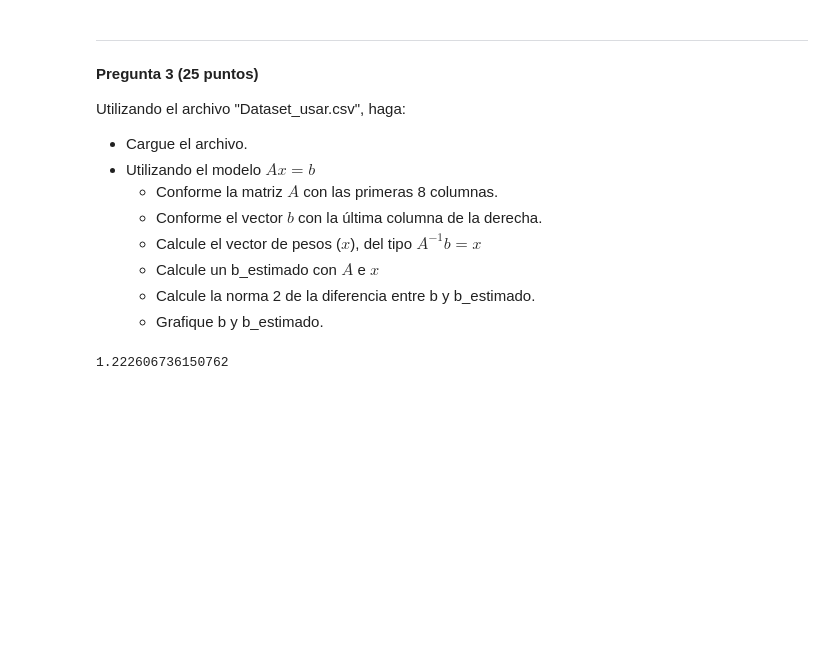
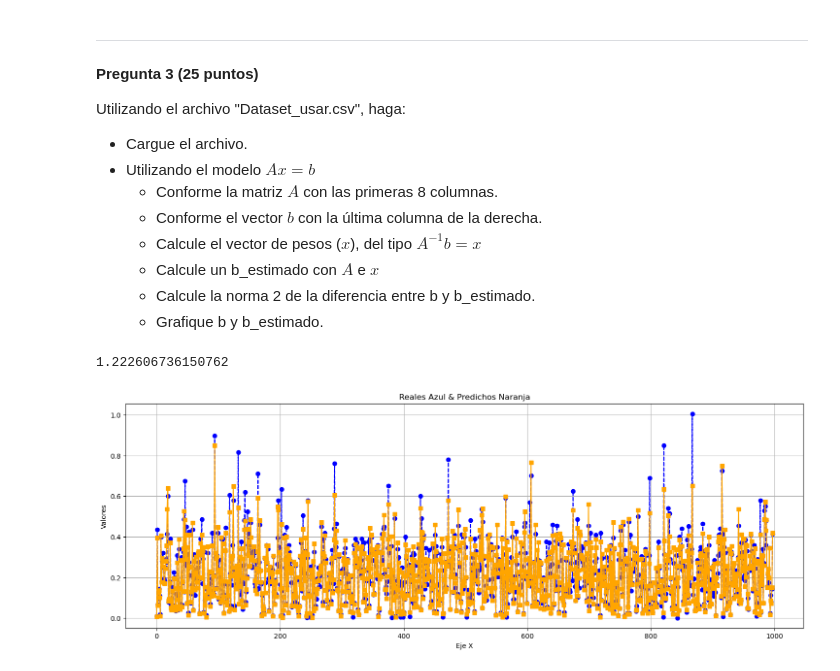
Before and after one commit to JonaChM/MCD_HW2, a Jupyter notebook: Trabajo_Práctico_2_MCD.ipynb, the cells around one changed output. Saved outputs shown, nothing was run; the diff lists cells and outputs as text; code cells hidden in the pictures; blank space fills up the shorter version.

```diff
--- a/Trabajo_Práctico_2_MCD.ipynb
+++ b/Trabajo_Práctico_2_MCD.ipynb
@@ -186,3 +187,22 @@ norma_b_y_estimado = np.linalg.norm(difb_bestimado)
 print (norma_b_y_estimado)
 # %% [output]
 1.222606736150762
+# %%
+# Graficar
+import matplotlib.pyplot as plt
+
+x = np.arange(len(B) ) # making an evenly distribuited array
+
+plt.figure(figsize=(18, 6))
+plt.plot(x, B, label='Dataset Reales', color='blue', linestyle='--', marker='o')
+plt.plot(x, b_estimado, label='Dataset Predichos', color='orange', linestyle='-', marker='s')
+# Add title and labels
+plt.title("Reales Azul & Predichos Naranja")
+plt.xlabel("Eje X")
+plt.ylabel("Valores")
+
+# Show the plot
+plt.grid()
+plt.show()
+# %% [output]
+[figure, added]
```
Also changed, not shown: parts of 2 cells of this notebook.
